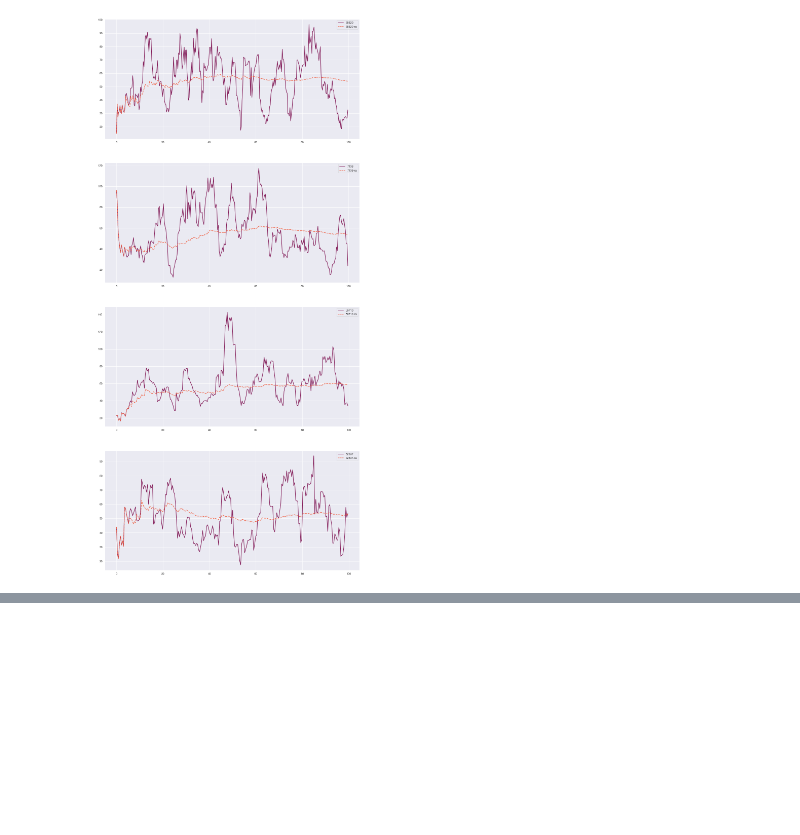
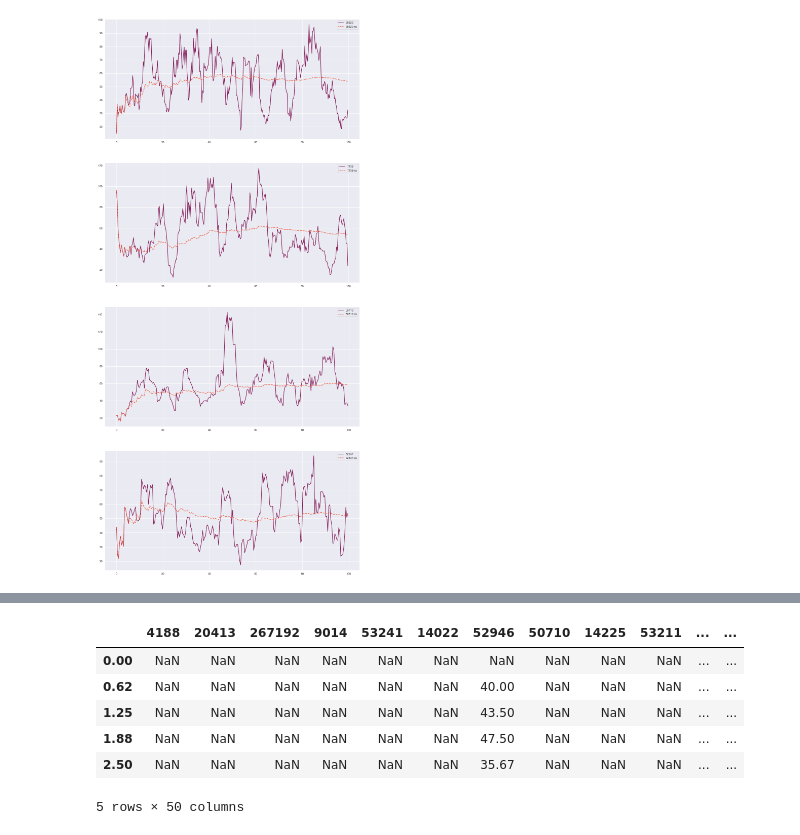
Before and after one commit to abhiramjoshi/cricket_analysis, a Jupyter notebook: codebase/Kohli/kohli_analysis.ipynb, the cells around one changed output, grey strips where cells are left out. Cells and saved outputs as stored; diff of their text form; code cells hidden in the pictures; blank space fills up the shorter version.

```diff
--- a/codebase/Kohli/kohli_analysis.ipynb
+++ b/codebase/Kohli/kohli_analysis.ipynb
@@ -416,3 +426,9 @@ for i in range(combined_df.shape[1]//2):
 2
 3
 [figure]
+# %%
+cols = full_df.columns
+full_ave_df = full_ave_df.reindex(columns=cols)
+cols = {col:f'{col}_rf' for col in cols}
+full_df.rename(columns=cols, inplace=True)
+full_df.head()
@@ -418,0 +443,10 @@ for i in range(combined_df.shape[1]//2):
+# %%
+full_ave_df.head()
+# %% [output]
+|  | 4188 | 20413 | 267192 | 9014 | 53241 | 14022 | 52946 | 50710 | 14225 | 53211 | ... | ... |
+| 0.00 | NaN | NaN | NaN | NaN | NaN | NaN | NaN | NaN | NaN | NaN | ... | ... |
+| 0.62 | NaN | NaN | NaN | NaN | NaN | NaN | 40.00 | NaN | NaN | NaN | ... | ... |
+| 1.25 | NaN | NaN | NaN | NaN | NaN | NaN | 43.50 | NaN | NaN | NaN | ... | ... |
+| 1.88 | NaN | NaN | NaN | NaN | NaN | NaN | 47.50 | NaN | NaN | NaN | ... | ... |
+| 2.50 | NaN | NaN | NaN | NaN | NaN | NaN | 35.67 | NaN | NaN | NaN | ... | ... |
+5 rows × 50 columns
```
Also changed, not shown: parts of 10 cells of this notebook.
